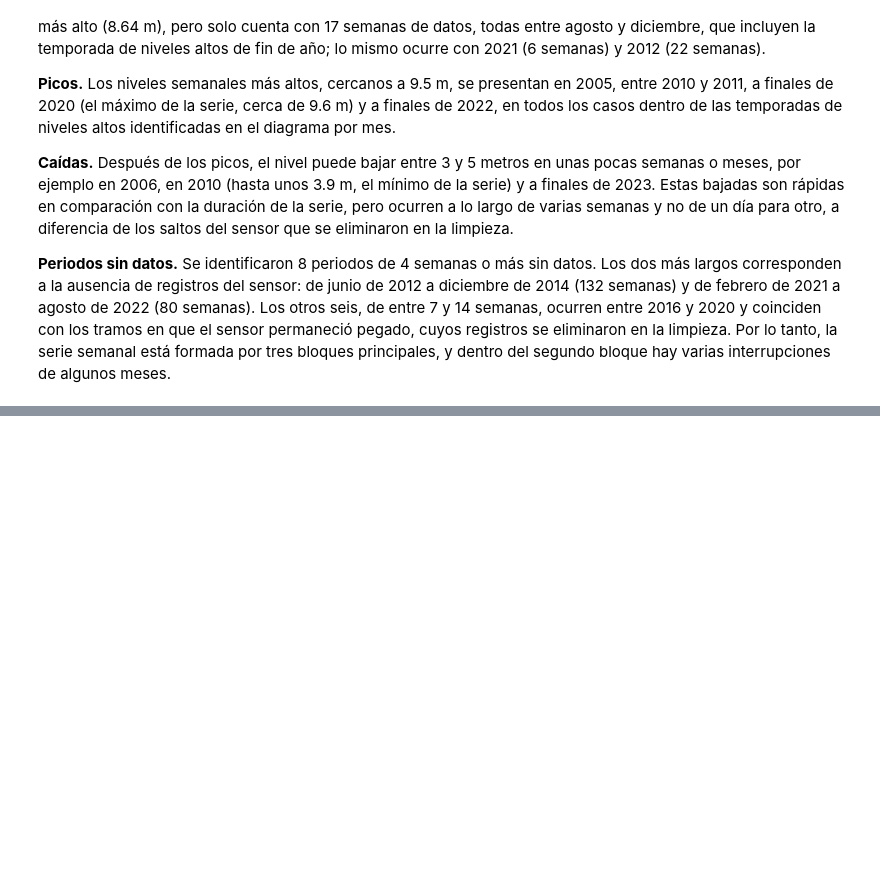
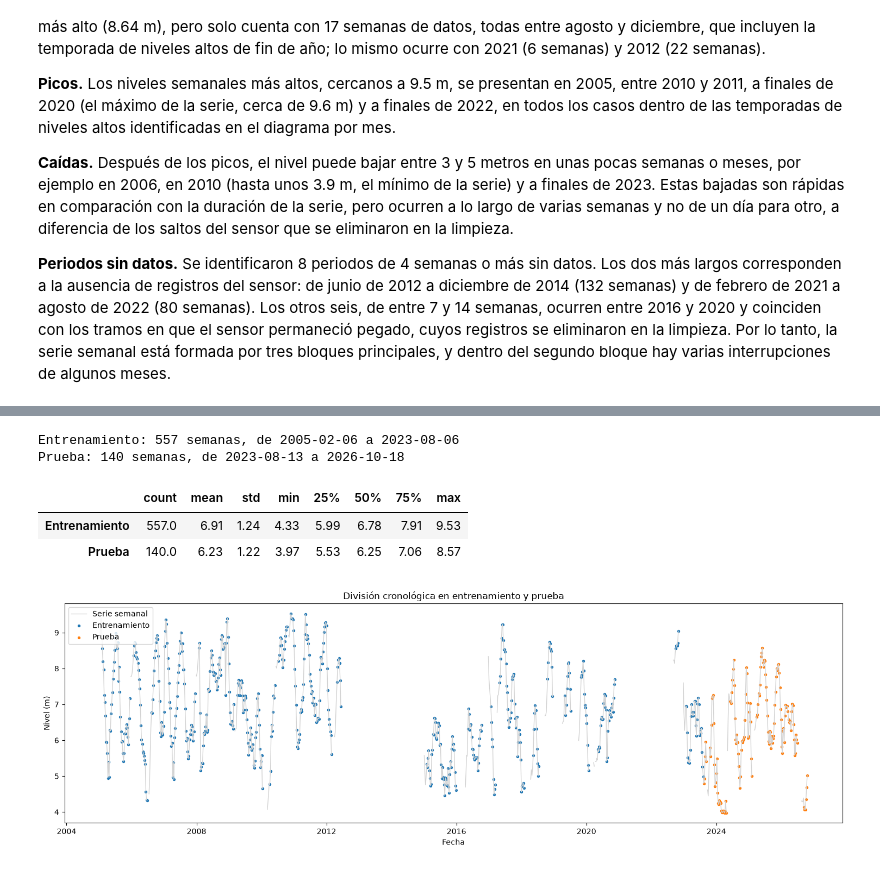
Before and after one commit to AlfonsoMSDL/Proyecto-Aprendizaje-Supervizado-IA, a Jupyter notebook: PromedioNivelMax.ipynb, the cells around one changed output, grey strips where cells are left out. Cells and saved outputs as stored; diff of their text form; code cells hidden in the pictures; blank space fills up the shorter version.

```diff
--- a/PromedioNivelMax.ipynb
+++ b/PromedioNivelMax.ipynb
@@ -988,0 +1148,12 @@ El promedio anual debe interpretarse con cuidado en los años incompletos. Por e
+# %%
+print("Semanas que quedarían con datos según la cobertura mínima exigida:")
+filas = []
+for c in [0, 0.25, 0.5, 0.75, 0.9]:
+    acepta = df_semanal.notna() & (cobertura_semanal >= c)
+    filas.append({"cobertura_minima_%": int(c * 100), "semanas_con_datos": acepta.sum(),
+                  "semanas_descartadas": df_semanal.notna().sum() - acepta.sum()})
+display(pd.DataFrame(filas).set_index("cobertura_minima_%").T)
+
+COBERTURA_MINIMA = 0.5
+nivel_semanal = df_semanal.where(cobertura_semanal >= COBERTURA_MINIMA)
+print(f"Semanas con datos usando una cobertura mínima de {COBERTURA_MINIMA:.0%}: {nivel_semanal.notna().sum()}")
@@ -988,0 +1230,29 @@ El promedio anual debe interpretarse con cuidado en los años incompletos. Por e
+# %%
+corte = int(len(datos) * 0.8)
+entrenamiento = datos.iloc[:corte]
+prueba = datos.iloc[corte:]
+
+X_train, y_train = entrenamiento.drop(columns="nivel"), entrenamiento["nivel"]
+X_test, y_test = prueba.drop(columns="nivel"), prueba["nivel"]
+
+print(f"Entrenamiento: {len(entrenamiento)} semanas, de {entrenamiento.index.min().date()} a {entrenamiento.index.max().date()}")
+print(f"Prueba: {len(prueba)} semanas, de {prueba.index.min().date()} a {prueba.index.max().date()}")
+display(pd.DataFrame({"Entrenamiento": y_train.describe(), "Prueba": y_test.describe()}).round(2).T)
+
+fig, ax = plt.subplots(figsize=(15, 5))
+ax.plot(nivel_semanal.index, nivel_semanal.values, color="lightgray", linewidth=1, label="Serie semanal")
+ax.scatter(y_train.index, y_train, s=8, color="#1f77b4", label="Entrenamiento")
+ax.scatter(y_test.index, y_test, s=8, color="#ff7f0e", label="Prueba")
+ax.set_title("División cronológica en entrenamiento y prueba")
+ax.set_xlabel("Fecha")
+ax.set_ylabel("Nivel (m)")
+ax.legend(loc="upper left")
+plt.tight_layout()
+plt.show()
+# %% [output]
+Entrenamiento: 557 semanas, de 2005-02-06 a 2023-08-06
+Prueba: 140 semanas, de 2023-08-13 a 2026-10-18
+|  | count | mean | std | min | 25% | 50% | 75% | max |
+| Entrenamiento | 557.0 | 6.91 | 1.24 | 4.33 | 5.99 | 6.78 | 7.91 | 9.53 |
+| Prueba | 140.0 | 6.23 | 1.22 | 3.97 | 5.53 | 6.25 | 7.06 | 8.57 |
+[figure, added]
```
Also changed, not shown: parts of 35 cells of this notebook.
